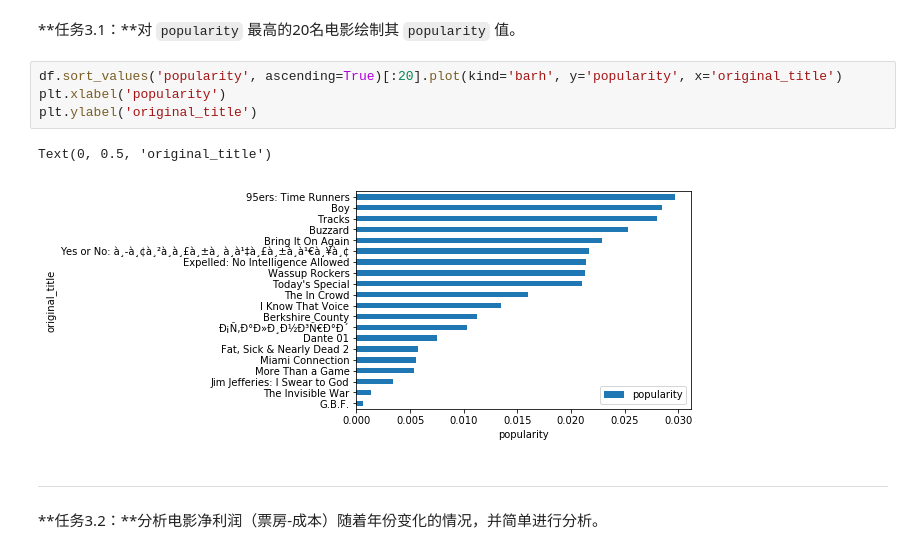
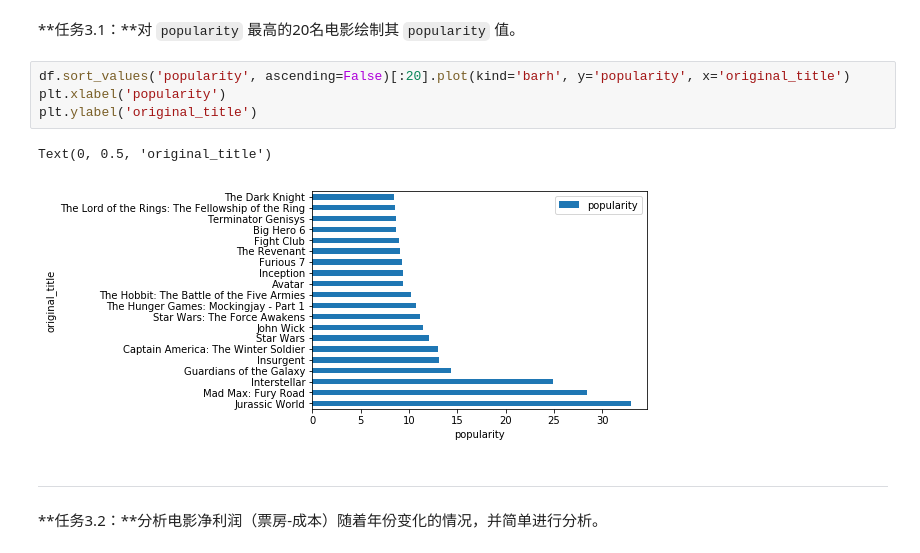
Before and after one commit to baoyunqing/Python_learning, a Jupyter notebook: Explore Movie Dataset.ipynb, the cells around one changed output. Drawn from its saved outputs; the diff is of its cells as text.

```diff
--- a/Explore Movie Dataset.ipynb
+++ b/Explore Movie Dataset.ipynb
@@ -220,12 +220,12 @@ df.groupby('director')['popularity'].agg(['mean']).sort_values(by='mean', ascend
 # %% [markdown]
 **任务3.1：**对 `popularity` 最高的20名电影绘制其 `popularity` 值。
 # %%
-df.sort_values('popularity', ascending=True)[:20].plot(kind='barh', y='popularity', x='original_title')
+df.sort_values('popularity', ascending=False)[:20].plot(kind='barh', y='popularity', x='original_title')
 plt.xlabel('popularity')
 plt.ylabel('original_title')
 # %% [output]
 Text(0, 0.5, 'original_title')
-[figure, old version]
+[figure, new version]
 # %% [markdown]
 ---
 **任务3.2：**分析电影净利润（票房-成本）随着年份变化的情况，并简单进行分析。
```
Also changed, not shown: parts of 3 cells of this notebook, 2 other files.
